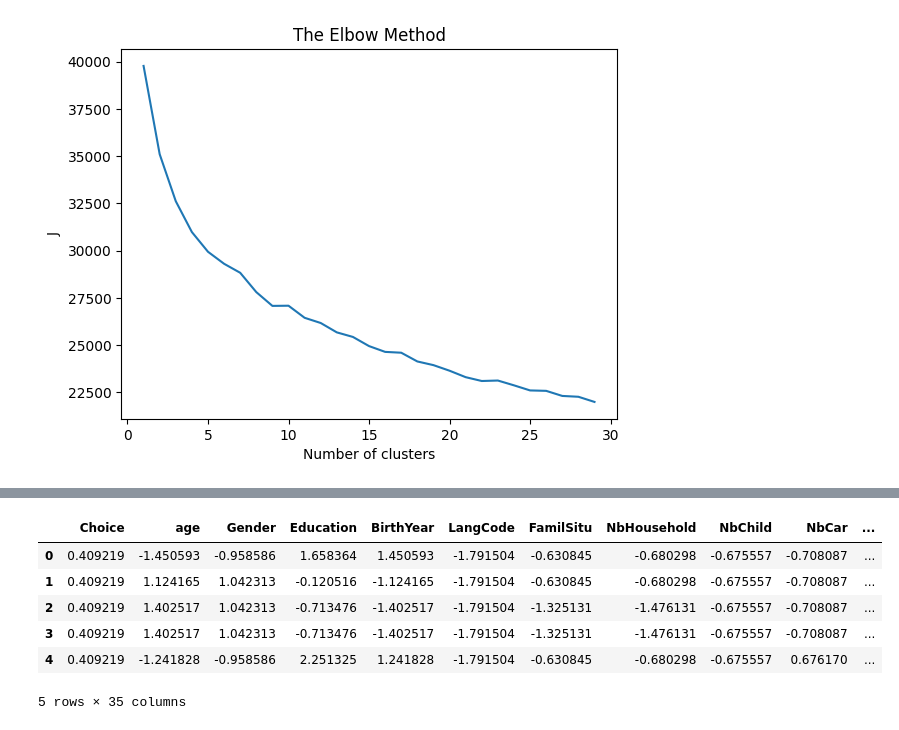
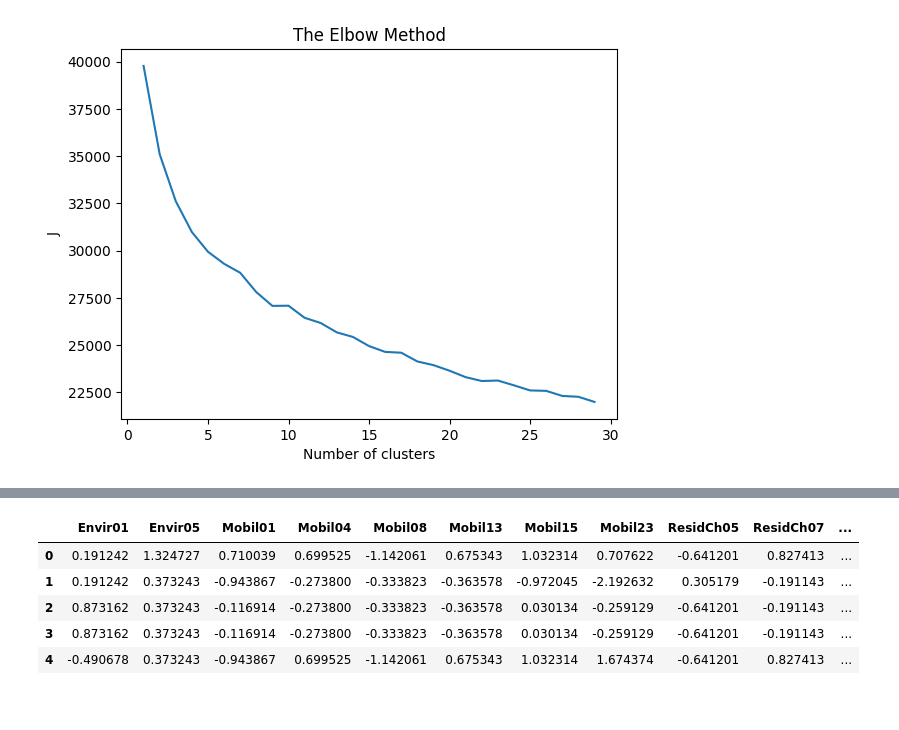
Before and after one commit to wendyqxc/MachineLearningModeChoiceGroup6, a Jupyter notebook: kmeans_modechoice.ipynb, the cells around one changed output, grey strips where cells are left out. Cells and saved outputs as stored; diff of their text form; code cells hidden in the pictures.

```diff
--- a/kmeans_modechoice.ipynb
+++ b/kmeans_modechoice.ipynb
@@ -68,3 +68,7 @@ critical_data.head()
 | 3 | 1.0 | 68.0 | 2.0 | 3.0 | 1942.0 | 1 | 1.0 | 1.0 | 0.0 | 1.0 | ... |
 | 4 | 1.0 | 30.0 | 1.0 | 8.0 | 1980.0 | 1 | 2.0 | 2.0 | 0.0 | 2.0 | ... |
 5 rows × 34 columns
+# %%
+attitude_data = data[attitudes]
+attitude_data.dropna()
+attitude_data.head()
@@ -118,0 +210,31 @@ plt.show()
+# %%
+#check if attitudes gives better clusters
+#DATA PROCESSING
+X = attitude_data.iloc[:,:].values
+X = pd.DataFrame(X)
+#randomly select a subset of the dataset
+#fix the randomness to be able to reproduce
+#X = X.sample(n=6000, random_state=1)
+X.columns =  [attitudes] #attitudes to predict clusters
+org_X_attitude = X # to keep the version before feature scaling
+
+# Feature scaling
+X = (X - X.mean()) / X.std()
+X = X.dropna()
+print(X.head()) # Prints the first 5 rows of the DataFrame
+#decide on number of clusters using Elbow method
+
+
+wcss = []
+N_max = 30
+for i in range(1, N_max):
+    kmeans = KMeans(n_clusters=i, random_state=1, n_init='auto')
+    kmeans.fit(X)
+    wcss.append(kmeans.inertia_)
+
+plt.figure()
+plt.plot(range(1, N_max),wcss)
+plt.title('The Elbow Method')
+plt.xlabel('Number of clusters')
+plt.ylabel('J')
+plt.show()
@@ -119,17 +291,16 @@ plt.show()
 # %%
-#implement kmeans algorithm with 6 clusters based on the outcome of the elbow method
-kmeans = KMeans(n_clusters=6, random_state=1, n_init="auto").fit(X)
+#implement kmeans algorithm with 4 clusters based on the outcome of the elbow method and silhouette score
+kmeans = KMeans(n_clusters=4, random_state=1, n_init="auto").fit(X)
 
 #add column for clusters
-data_cluster = X
-data_cluster['Cluster']= kmeans.labels_
-data_cluster.head()
+data_cluster_attitude = X
+data_cluster_attitude['Cluster']= kmeans.labels_
+data_cluster_attitude.head()
 # %% [output]
-|  | Choice | age | Gender | Education | BirthYear | LangCode | FamilSitu | NbHousehold | NbChild | NbCar | ... |
-| 0 | 0.409219 | -1.450593 | -0.958586 | 1.658364 | 1.450593 | -1.791504 | -0.630845 | -0.680298 | -0.675557 | -0.708087 | ... |
-| 1 | 0.409219 | 1.124165 | 1.042313 | -0.120516 | -1.124165 | -1.791504 | -0.630845 | -0.680298 | -0.675557 | -0.708087 | ... |
-| 2 | 0.409219 | 1.402517 | 1.042313 | -0.713476 | -1.402517 | -1.791504 | -1.325131 | -1.476131 | -0.675557 | -0.708087 | ... |
-| 3 | 0.409219 | 1.402517 | 1.042313 | -0.713476 | -1.402517 | -1.791504 | -1.325131 | -1.476131 | -0.675557 | -0.708087 | ... |
-| 4 | 0.409219 | -1.241828 | -0.958586 | 2.251325 | 1.241828 | -1.791504 | -0.630845 | -0.680298 | -0.675557 | 0.676170 | ... |
+|  | Envir01 | Envir05 | Mobil01 | Mobil04 | Mobil08 | Mobil13 | Mobil15 | Mobil23 | ResidCh05 | ResidCh07 | ... |
+| 0 | 0.191242 | 1.324727 | 0.710039 | 0.699525 | -1.142061 | 0.675343 | 1.032314 | 0.707622 | -0.641201 | 0.827413 | ... |
+| 1 | 0.191242 | 0.373243 | -0.943867 | -0.273800 | -0.333823 | -0.363578 | -0.972045 | -2.192632 | 0.305179 | -0.191143 | ... |
+| 2 | 0.873162 | 0.373243 | -0.116914 | -0.273800 | -0.333823 | -0.363578 | 0.030134 | -0.259129 | -0.641201 | -0.191143 | ... |
+| 3 | 0.873162 | 0.373243 | -0.116914 | -0.273800 | -0.333823 | -0.363578 | 0.030134 | -0.259129 | -0.641201 | -0.191143 | ... |
+| 4 | -0.490678 | 0.373243 | -0.943867 | 0.699525 | -1.142061 | 0.675343 | 1.032314 | 1.674374 | -0.641201 | 0.827413 | ... |
-5 rows × 35 columns
 # %%
```
Also changed, not shown: parts of 11 cells of this notebook.
